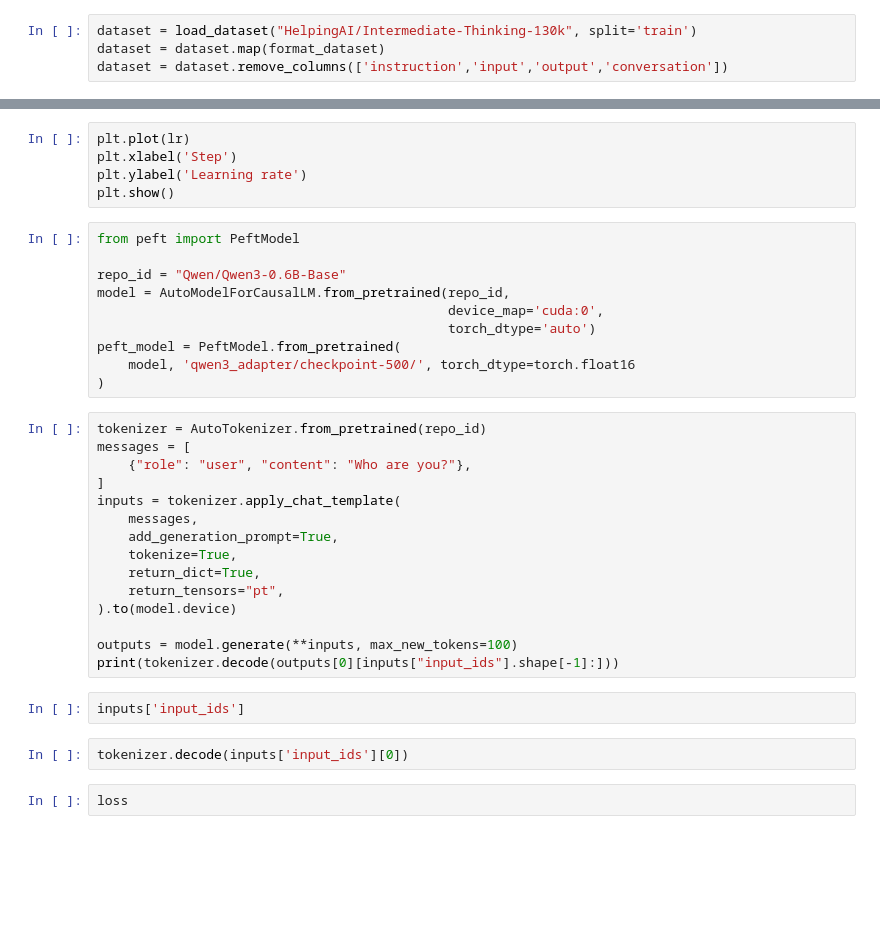
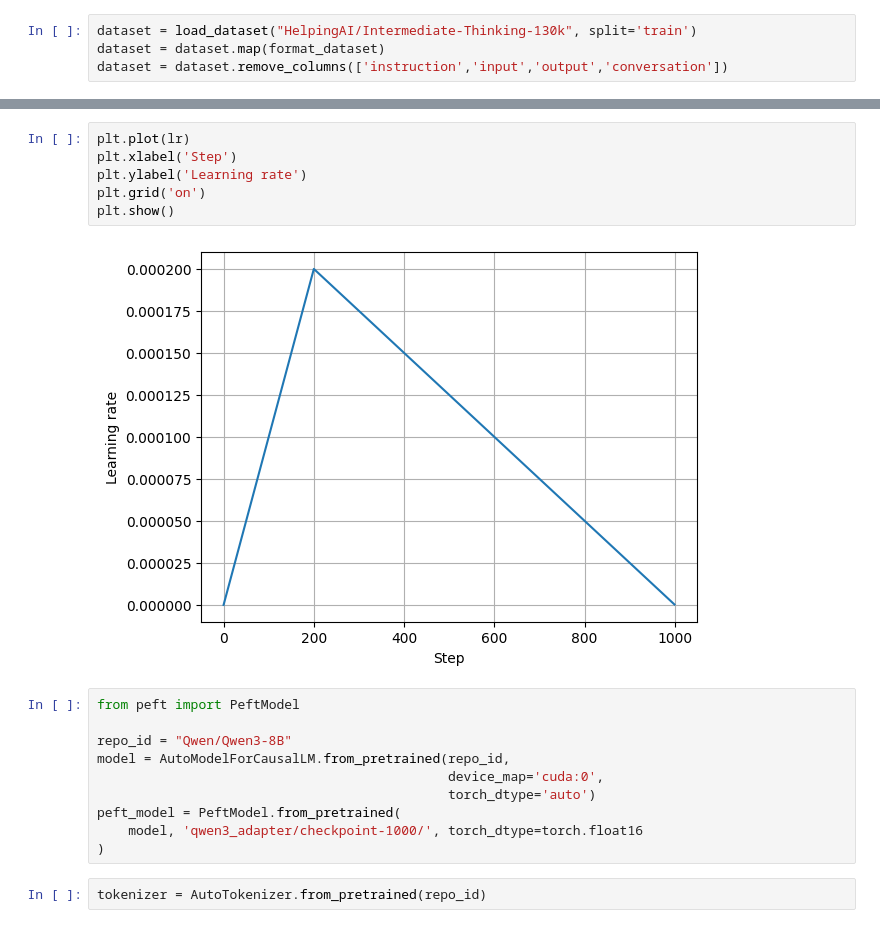
Before and after one commit to cmalexis95/qwen_finetuning, a Jupyter notebook: easy_tuning.ipynb, the cells around one changed output, grey strips where cells are left out. Saved outputs shown, nothing was run; the diff lists cells and outputs as text; blank space fills up the shorter version.

```diff
--- a/easy_tuning.ipynb
+++ b/easy_tuning.ipynb
@@ -145,36 +281,20 @@ plt.show()
 # %%
 plt.plot(lr)
 plt.xlabel('Step')
 plt.ylabel('Learning rate')
+plt.grid('on')
 plt.show()
+# %% [output]
+[figure, added]
 # %%
 from peft import PeftModel
 
-repo_id = "Qwen/Qwen3-0.6B-Base"
+repo_id = "Qwen/Qwen3-8B"
 model = AutoModelForCausalLM.from_pretrained(repo_id,
                                              device_map='cuda:0',
                                              torch_dtype='auto')
 peft_model = PeftModel.from_pretrained(
-    model, 'qwen3_adapter/checkpoint-500/', torch_dtype=torch.float16
+    model, 'qwen3_adapter/checkpoint-1000/', torch_dtype=torch.float16
 )
 # %%
 tokenizer = AutoTokenizer.from_pretrained(repo_id)
-messages = [
-    {"role": "user", "content": "Who are you?"},
-]
-inputs = tokenizer.apply_chat_template(
-	messages,
-	add_generation_prompt=True,
-	tokenize=True,
-	return_dict=True,
-	return_tensors="pt",
-).to(model.device)
-
-outputs = model.generate(**inputs, max_new_tokens=100)
-print(tokenizer.decode(outputs[0][inputs["input_ids"].shape[-1]:]))
-# %%
-inputs['input_ids']
-# %%
-tokenizer.decode(inputs['input_ids'][0])
-# %%
-loss
```
Also changed, not shown: parts of 13 cells of this notebook.
